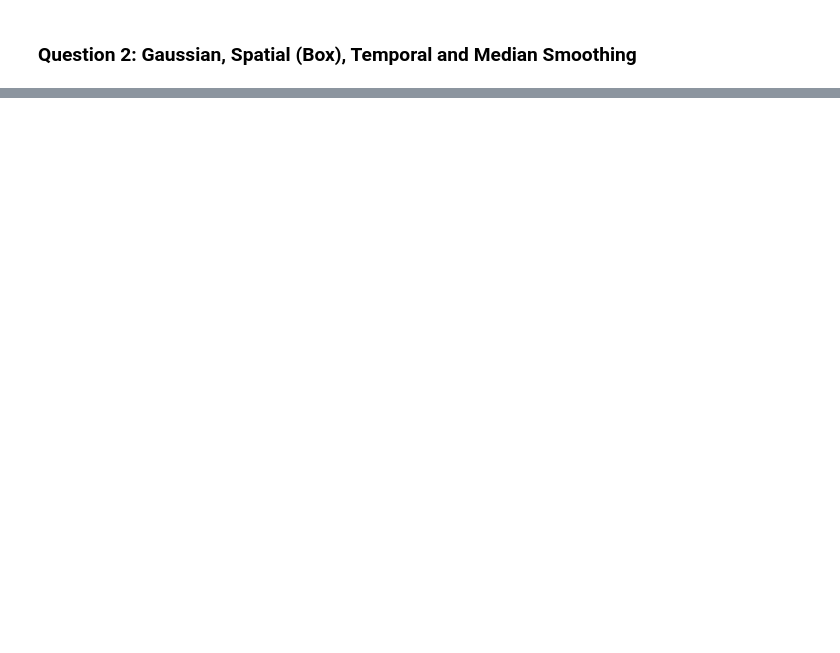
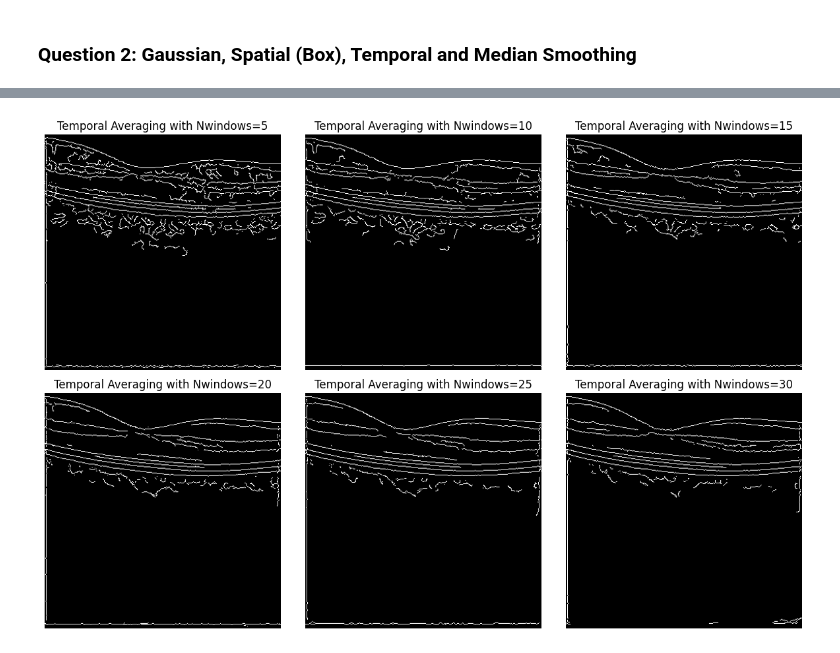
Before and after one commit to leephilipx/intelligent-system-design, a Jupyter notebook: part2/final_q2.ipynb, the cells around one changed output, grey strips where cells are left out. Cells and saved outputs as stored; diff of their text form; code cells hidden in the pictures; blank space fills up the shorter version.

```diff
--- a/part2/final_q2.ipynb
+++ b/part2/final_q2.ipynb
@@ -59,0 +63,28 @@ IndexError: list index out of range
+# %%
+# Temporal Averaging Experiments on Nwindows
+n_values = [5, 10, 15, 20, 25, 30]
+temporal_list = []
+canny_list = []
+
+for n in n_values:
+    offset = 0
+    first_image = input_images[offset]
+    corrected_images = []
+    for i in range(offset, offset+n):
+        offset_image = input_images[i]
+        shift, error, diffphase = phase_cross_correlation(first_image, offset_image, upsample_factor=100, overlap_ratio=0.9)
+        corrected_image = scipy.ndimage.shift(offset_image, shift)
+        corrected_images.append(corrected_image)
+    temporal = np.mean(corrected_images, axis=0).astype(np.uint8)
+    temporal_list.append(temporal)
+    temporal_b = cv2.GaussianBlur(temporal, (0, 0), 2)
+    temporal_c = cv2.Canny(temporal_b, 0.05*temporal.max(), 0.15*temporal.max(), 3)
+    canny_list.append(temporal_c)
+
+images = [[canny_list[0], canny_list[1], canny_list[2]], [canny_list[3], canny_list[4], canny_list[5]]]
+titles = [['Temporal Averaging with Nwindows=5', 'Temporal Averaging with Nwindows=10', 'Temporal Averaging with Nwindows=15'],
+           ['Temporal Averaging with Nwindows=20','Temporal Averaging with Nwindows=25', 'Temporal Averaging with Nwindows=30']]
+
+plot_images(images, titles, dpi=100)
+# %% [output]
+[figure, added]
```
Also changed, not shown: parts of 6 cells of this notebook, 4 other files.
